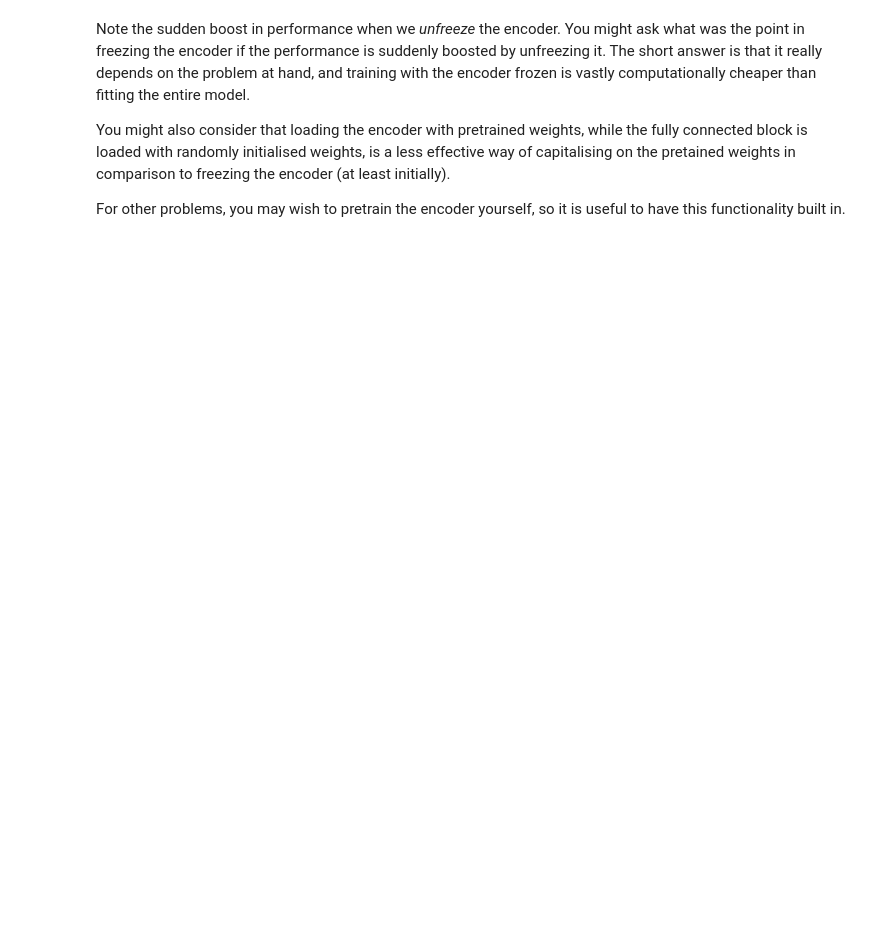
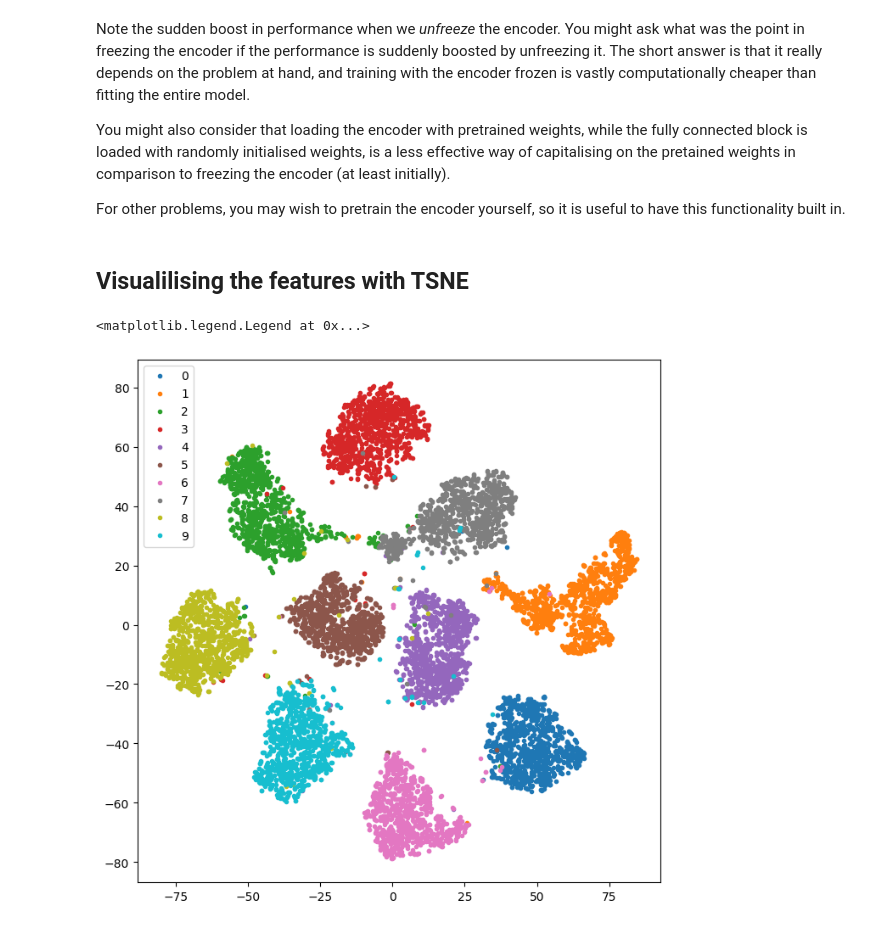
Before and after one commit to jdenholm/TorchTools, a Jupyter notebook: demos/conv_net_2d_mnist_demo.ipynb, the cells around one changed output. Cells and saved outputs as stored; diff of their text form; code cells hidden in the pictures; blank space fills up the shorter version.

```diff
--- a/demos/conv_net_2d_mnist_demo.ipynb
+++ b/demos/conv_net_2d_mnist_demo.ipynb
@@ -305,3 +306,42 @@ Note the sudden boost in performance when we *unfreeze* the encoder. You might a
 You might also consider that loading the encoder with pretrained weights, while the fully connected block is loaded with randomly initialised weights, is a less effective way of capitalising on the pretained weights in comparison to freezing the encoder (at least initially).
 
 For other problems, you may wish to pretrain the encoder yourself, so it is useful to have this functionality built in.
+# %% [markdown]
+## Visualilising the features with TSNE
+# %%
+from torch import concat
+
+model.eval()
+
+feats, tgts = [], []
+
+for batch, targets in valid_loader:
+
+    with no_grad():
+        feats.append(model.get_features(batch.to(DEVICE)).cpu())
+
+    tgts.append(targets.argmax(dim=1))
+
+feats = concat(feats, dim=0).numpy()
+tgts = concat(tgts, dim=0).numpy()
+# %%
+from pandas import DataFrame
+
+from sklearn.manifold import TSNE
+
+data = DataFrame()
+data["target"] = tgts
+
+data[["x", "y"]] = TSNE(n_components=2).fit_transform(feats)
+# %%
+figure, axis = plt.subplots(1, 1, figsize=(8, 8))
+
+for number, frame in data.groupby("target"):
+    axis.plot(frame.x, frame.y, ".", label=number)
+
+axis.set_aspect(diff(axis.get_xlim()) / diff(axis.get_ylim()))
+
+axis.legend()
+# %% [output]
+<matplotlib.legend.Legend at 0x...>
+[figure, added]
```
Also changed, not shown: parts of 5 cells of this notebook.
